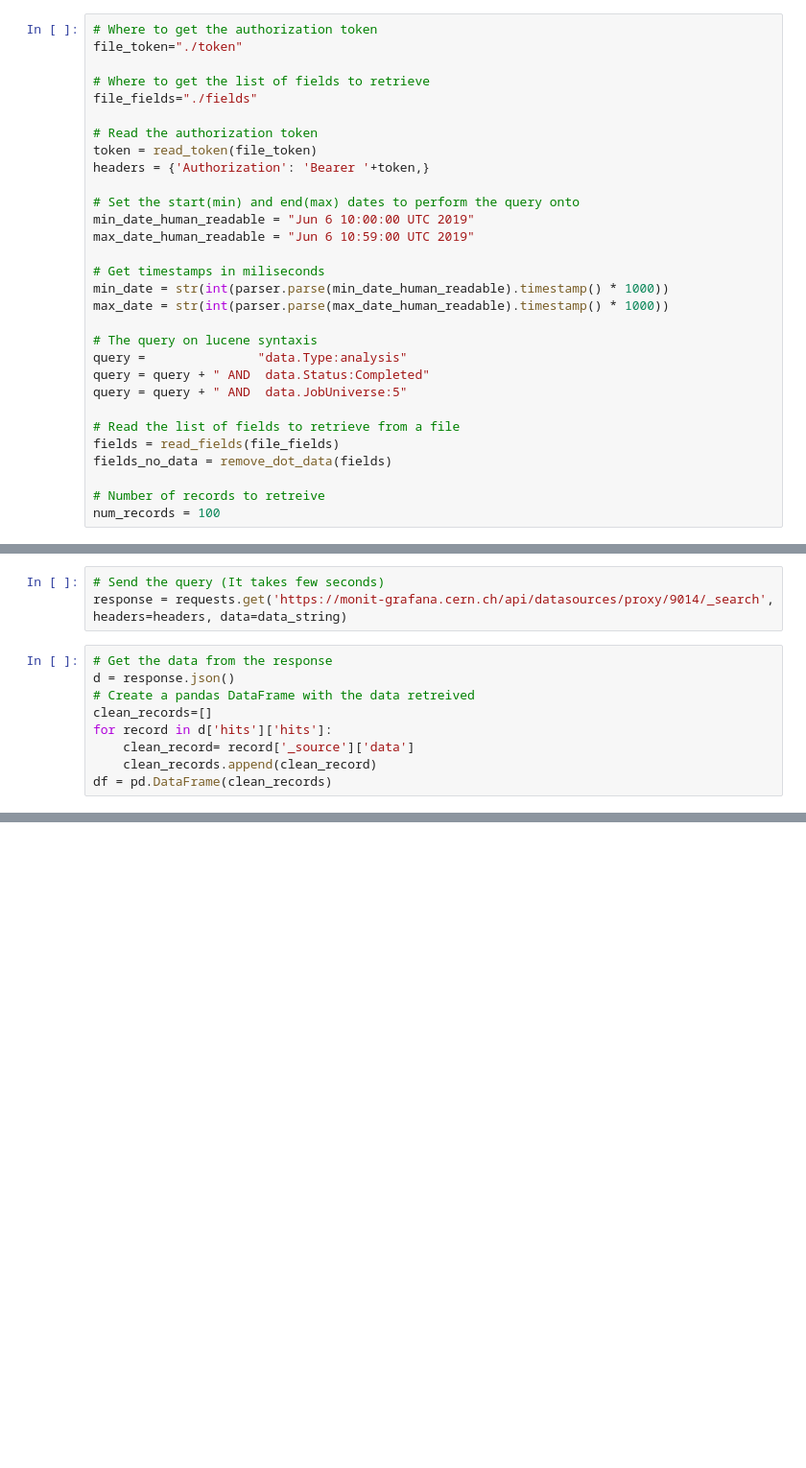
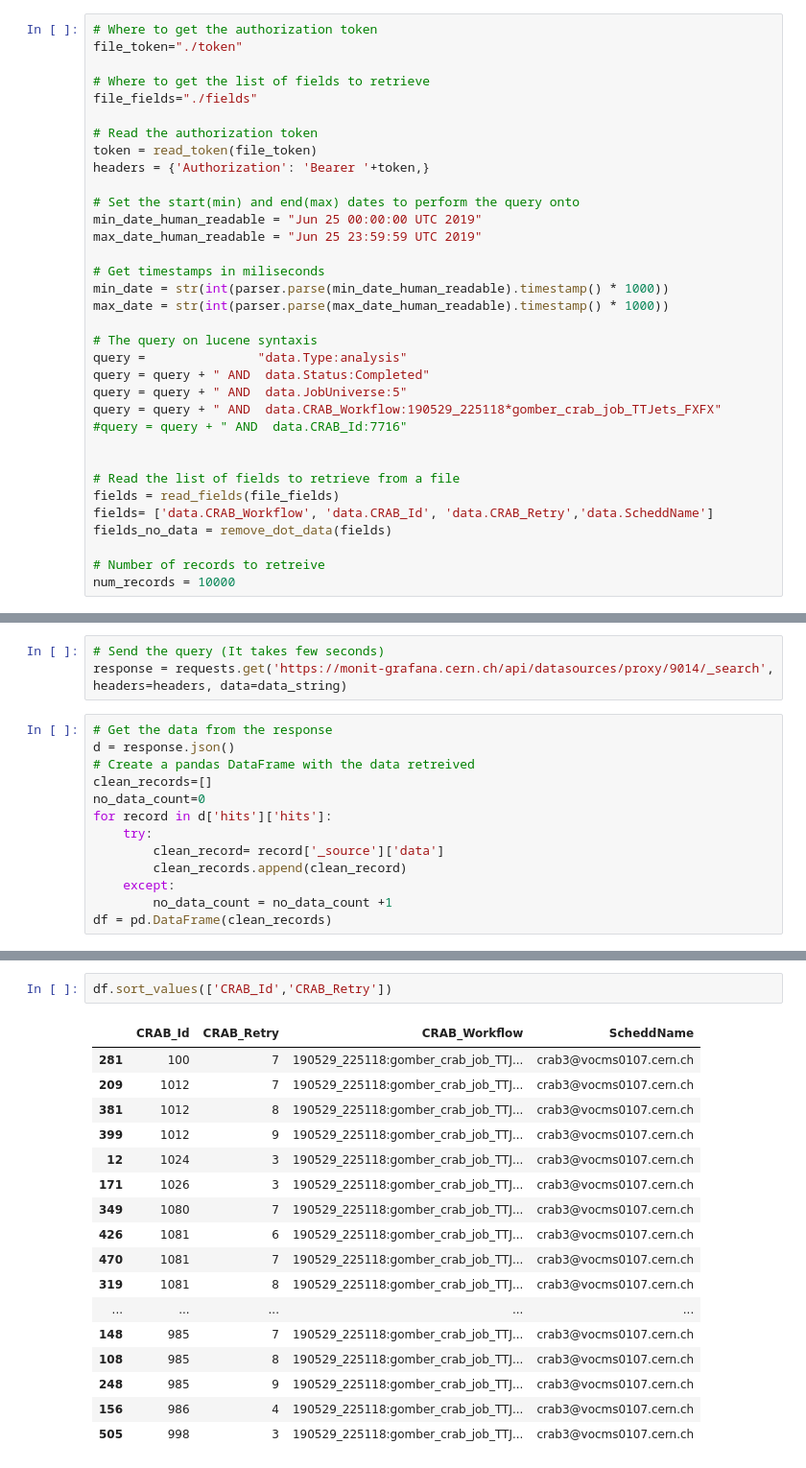
Before and after one commit to ddavila0/analytics_tools, a Jupyter notebook: grafana_client/fetch.ipynb, the cells around one changed output, grey strips where cells are left out. Shown: that part at 96% size. Drawn from its saved outputs; the diff is of its cells as text; blank space fills up the shorter version.

```diff
--- a/grafana_client/fetch.ipynb
+++ b/grafana_client/fetch.ipynb
@@ -46,8 +46,8 @@ token = read_token(file_token)
 headers = {'Authorization': 'Bearer '+token,}
 
 # Set the start(min) and end(max) dates to perform the query onto
-min_date_human_readable = "Jun 6 10:00:00 UTC 2019"
-max_date_human_readable = "Jun 6 10:59:00 UTC 2019"
+min_date_human_readable = "Jun 25 00:00:00 UTC 2019"
+max_date_human_readable = "Jun 25 23:59:59 UTC 2019"
 
 # Get timestamps in miliseconds
 min_date = str(int(parser.parse(min_date_human_readable).timestamp() * 1000))
@@ -57,13 +57,17 @@ max_date = str(int(parser.parse(max_date_human_readable).timestamp() * 1000))
 query =               "data.Type:analysis"
 query = query + " AND  data.Status:Completed"
 query = query + " AND  data.JobUniverse:5"
+query = query + " AND  data.CRAB_Workflow:190529_225118*gomber_crab_job_TTJets_FXFX"
+#query = query + " AND  data.CRAB_Id:7716"
+
 
 # Read the list of fields to retrieve from a file
 fields = read_fields(file_fields)
+fields= ['data.CRAB_Workflow', 'data.CRAB_Id', 'data.CRAB_Retry','data.ScheddName']
 fields_no_data = remove_dot_data(fields)
 
 # Number of records to retreive
-num_records = 100
+num_records = 10000
 # %%
 print("Query:")
 print(query)
@@ -96,7 +105,11 @@ response = requests.get('https://monit-grafana.cern.ch/api/datasources/proxy/901
 d = response.json()
 # Create a pandas DataFrame with the data retreived
 clean_records=[]
+no_data_count=0
 for record in d['hits']['hits']:
-    clean_record= record['_source']['data']
-    clean_records.append(clean_record)
+    try:
+        clean_record= record['_source']['data']
+        clean_records.append(clean_record)
+    except:
+        no_data_count = no_data_count +1
 df = pd.DataFrame(clean_records)
@@ -105,0 +116,20 @@ df
+# %%
+df.sort_values(['CRAB_Id','CRAB_Retry'])
+# %% [output]
+|  | CRAB_Id | CRAB_Retry | CRAB_Workflow | ScheddName |
+| 281 | 100 | 7 | 190529_225118:gomber_crab_job_TTJ... | crab3@vocms0107.cern.ch |
+| 209 | 1012 | 7 | 190529_225118:gomber_crab_job_TTJ... | crab3@vocms0107.cern.ch |
+| 381 | 1012 | 8 | 190529_225118:gomber_crab_job_TTJ... | crab3@vocms0107.cern.ch |
+| 399 | 1012 | 9 | 190529_225118:gomber_crab_job_TTJ... | crab3@vocms0107.cern.ch |
+| 12 | 1024 | 3 | 190529_225118:gomber_crab_job_TTJ... | crab3@vocms0107.cern.ch |
+| 171 | 1026 | 3 | 190529_225118:gomber_crab_job_TTJ... | crab3@vocms0107.cern.ch |
+| 349 | 1080 | 7 | 190529_225118:gomber_crab_job_TTJ... | crab3@vocms0107.cern.ch |
+| 426 | 1081 | 6 | 190529_225118:gomber_crab_job_TTJ... | crab3@vocms0107.cern.ch |
+| 470 | 1081 | 7 | 190529_225118:gomber_crab_job_TTJ... | crab3@vocms0107.cern.ch |
+| 319 | 1081 | 8 | 190529_225118:gomber_crab_job_TTJ... | crab3@vocms0107.cern.ch |
+| ... | ... | ... | ... | ... |
+| 148 | 985 | 7 | 190529_225118:gomber_crab_job_TTJ... | crab3@vocms0107.cern.ch |
+| 108 | 985 | 8 | 190529_225118:gomber_crab_job_TTJ... | crab3@vocms0107.cern.ch |
+| 248 | 985 | 9 | 190529_225118:gomber_crab_job_TTJ... | crab3@vocms0107.cern.ch |
+| 156 | 986 | 4 | 190529_225118:gomber_crab_job_TTJ... | crab3@vocms0107.cern.ch |
+| 505 | 998 | 3 | 190529_225118:gomber_crab_job_TTJ... | crab3@vocms0107.cern.ch |
```
Also changed, not shown: parts of 9 cells of this notebook, 1 other file.
